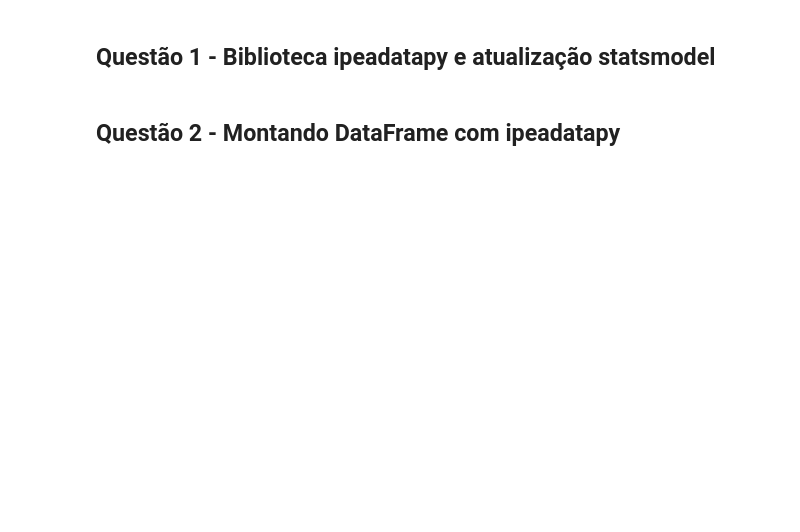
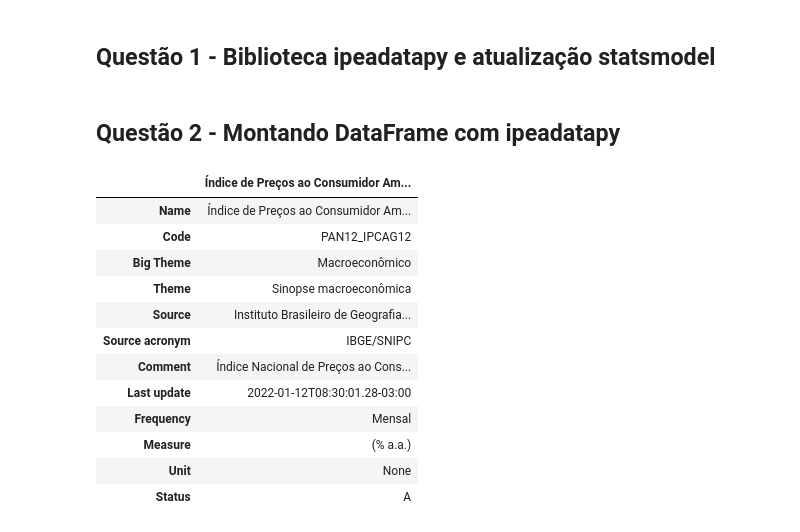
Before and after one commit to Pugianf/Big_Data_and_Public_Sector_III-Economic_Development, a Jupyter notebook: Trablaho_Final_Big_Data_e_Setor_Público_III.ipynb, the cells around one changed output. Drawn from its saved outputs; the diff is of its cells as text; code cells hidden in the pictures; blank space fills up the shorter version.

```diff
--- a/Trablaho_Final_Big_Data_e_Setor_Público_III.ipynb
+++ b/Trablaho_Final_Big_Data_e_Setor_Público_III.ipynb
@@ -55,6 +55,24 @@ from pybacen.bacen import time_series
 import wbgapi as wb
 # %% [markdown]
 ## Questão 2 - Montando DataFrame com ipeadatapy
+# %%
+# verificando a base de dados
+
+ipeadatapy.describe('PAN12_IPCAG12')
+# %% [output]
+|  | Índice de Preços ao Consumidor Am... |
+| Name | Índice de Preços ao Consumidor Am... |
+| Code | PAN12_IPCAG12 |
+| Big Theme | Macroeconômico |
+| Theme | Sinopse macroeconômica |
+| Source | Instituto Brasileiro de Geografia... |
+| Source acronym | IBGE/SNIPC |
+| Comment | Índice Nacional de Preços ao Cons... |
+| Last update | 2022-01-12T08:30:01.28-03:00 |
+| Frequency | Mensal |
+| Measure | (% a.a.) |
+| Unit | None |
+| Status | A |
 # %%
 # coletando taxa de inflação
 
```
Also changed, not shown: parts of 7 cells of this notebook.
